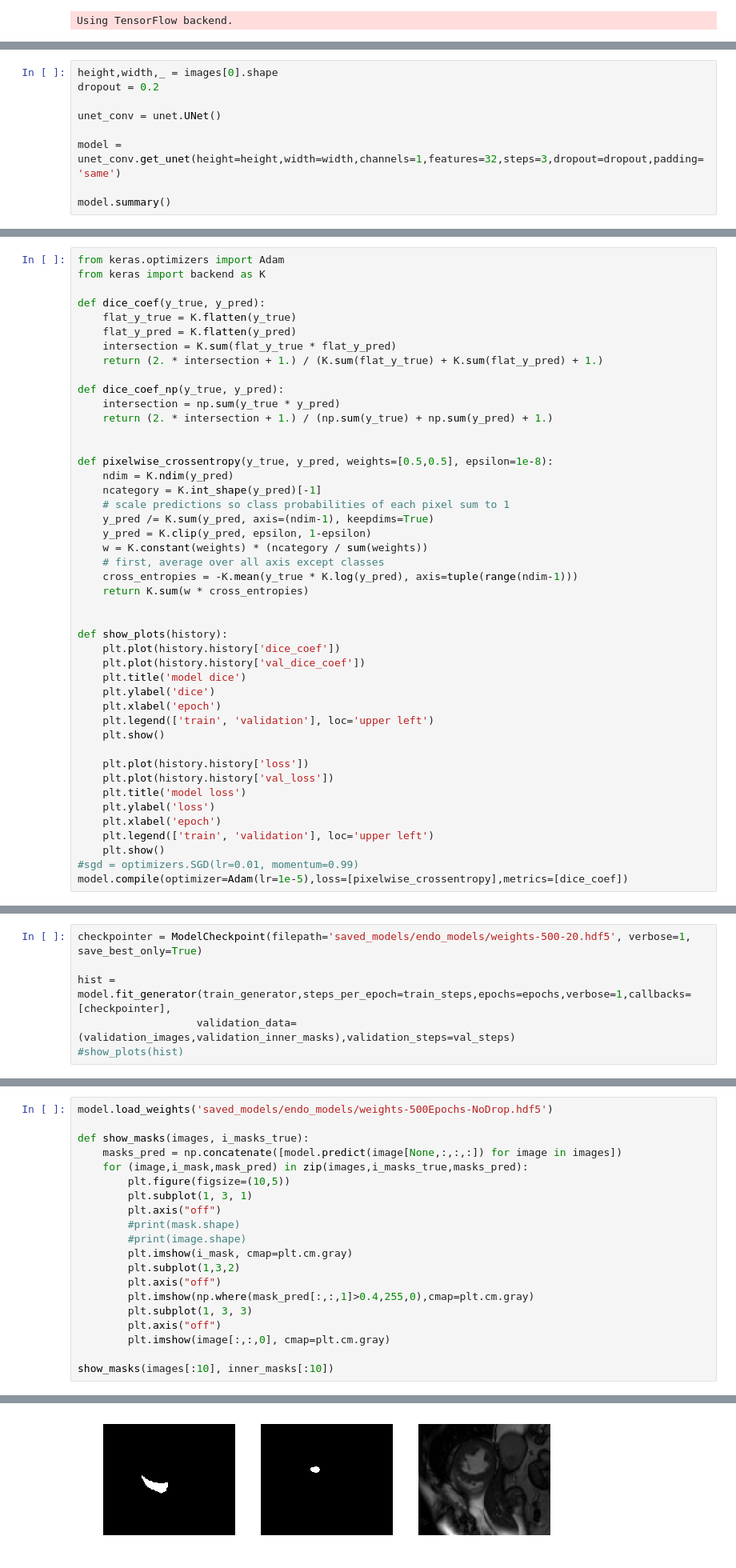
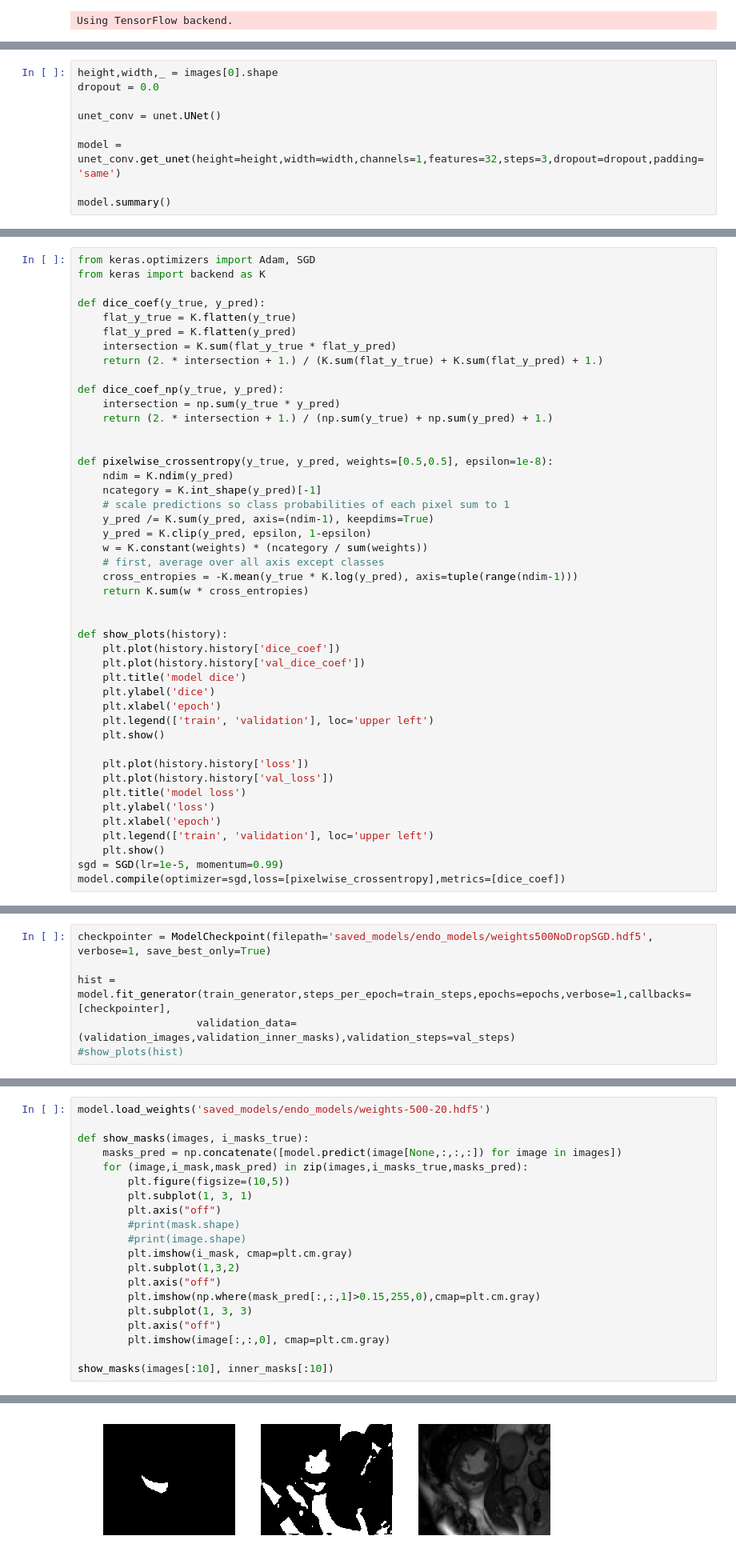
Before and after one commit to aksharkkumar/cmri-rv-seg, a Jupyter notebook: notebooks/cmri-rv-seg.ipynb, the cells around one changed output, grey strips where cells are left out. Shown: that part at 80% size. Drawn from its saved outputs; the diff is of its cells as text.

```diff
--- a/notebooks/cmri-rv-seg.ipynb
+++ b/notebooks/cmri-rv-seg.ipynb
@@ -56,7 +56,7 @@ There are 243 total inner masks.
 There are 243 total outer masks.
 # %%
 height,width,_ = images[0].shape
-dropout = 0.2
+dropout = 0.0
 
 unet_conv = unet.UNet()
 
@@ -82,7 +82,7 @@ Trainable params: 1,925,058
 Non-trainable params: 0
 ____________________________________________________________________________________________________
 # %%
-from keras.optimizers import Adam
+from keras.optimizers import Adam, SGD
 from keras import backend as K
 
 def dice_coef(y_true, y_pred):
@@ -124,8 +124,8 @@ def show_plots(history):
     plt.xlabel('epoch')
     plt.legend(['train', 'validation'], loc='upper left')
     plt.show()
-#sgd = optimizers.SGD(lr=0.01, momentum=0.99)
-model.compile(optimizer=Adam(lr=1e-5),loss=[pixelwise_crossentropy],metrics=[dice_coef])
+sgd = SGD(lr=1e-5, momentum=0.99)
+model.compile(optimizer=sgd,loss=[pixelwise_crossentropy],metrics=[dice_coef])
 # %%
 #TODO: 1. split data into training and validation set
 #      2. Augment the data
@@ -179,7 +179,7 @@ train_masks_generator = train_images_datagen.flow(train_inner_masks, y=None, see
 
 train_generator = zip(train_images_generator, train_masks_generator)
 # %%
-checkpointer = ModelCheckpoint(filepath='saved_models/endo_models/weights-500-20.hdf5', verbose=1, save_best_only=True)
+checkpointer = ModelCheckpoint(filepath='saved_models/endo_models/weights500NoDropSGD.hdf5', verbose=1, save_best_only=True)
 
 hist = model.fit_generator(train_generator,steps_per_epoch=train_steps,epochs=epochs,verbose=1,callbacks=[checkpointer],
                    validation_data=(validation_images,validation_inner_masks),validation_steps=val_steps)
@@ -417,7 +441,7 @@ Dice Average: 0.95 Dice Stdev: 0.02
 # %% [markdown]
 # View Predictions on training
 # %%
-model.load_weights('saved_models/endo_models/weights-500Epochs-NoDrop.hdf5')
+model.load_weights('saved_models/endo_models/weights-500-20.hdf5')
 
 def show_masks(images, i_masks_true):
     masks_pred = np.concatenate([model.predict(image[None,:,:,:]) for image in images])
@@ -430,7 +454,7 @@ def show_masks(images, i_masks_true):
         plt.imshow(i_mask, cmap=plt.cm.gray)
         plt.subplot(1,3,2)
         plt.axis("off")
-        plt.imshow(np.where(mask_pred[:,:,1]>0.4,255,0),cmap=plt.cm.gray)
+        plt.imshow(np.where(mask_pred[:,:,1]>0.15,255,0),cmap=plt.cm.gray)
         plt.subplot(1, 3, 3)
         plt.axis("off")
         plt.imshow(image[:,:,0], cmap=plt.cm.gray)
@@ -448 +472 @@ show_masks(images[:10], inner_masks[:10])
-[figure, old version]
+[figure, new version]
```
Also changed, not shown: parts of 6 cells of this notebook, 4 other files.
